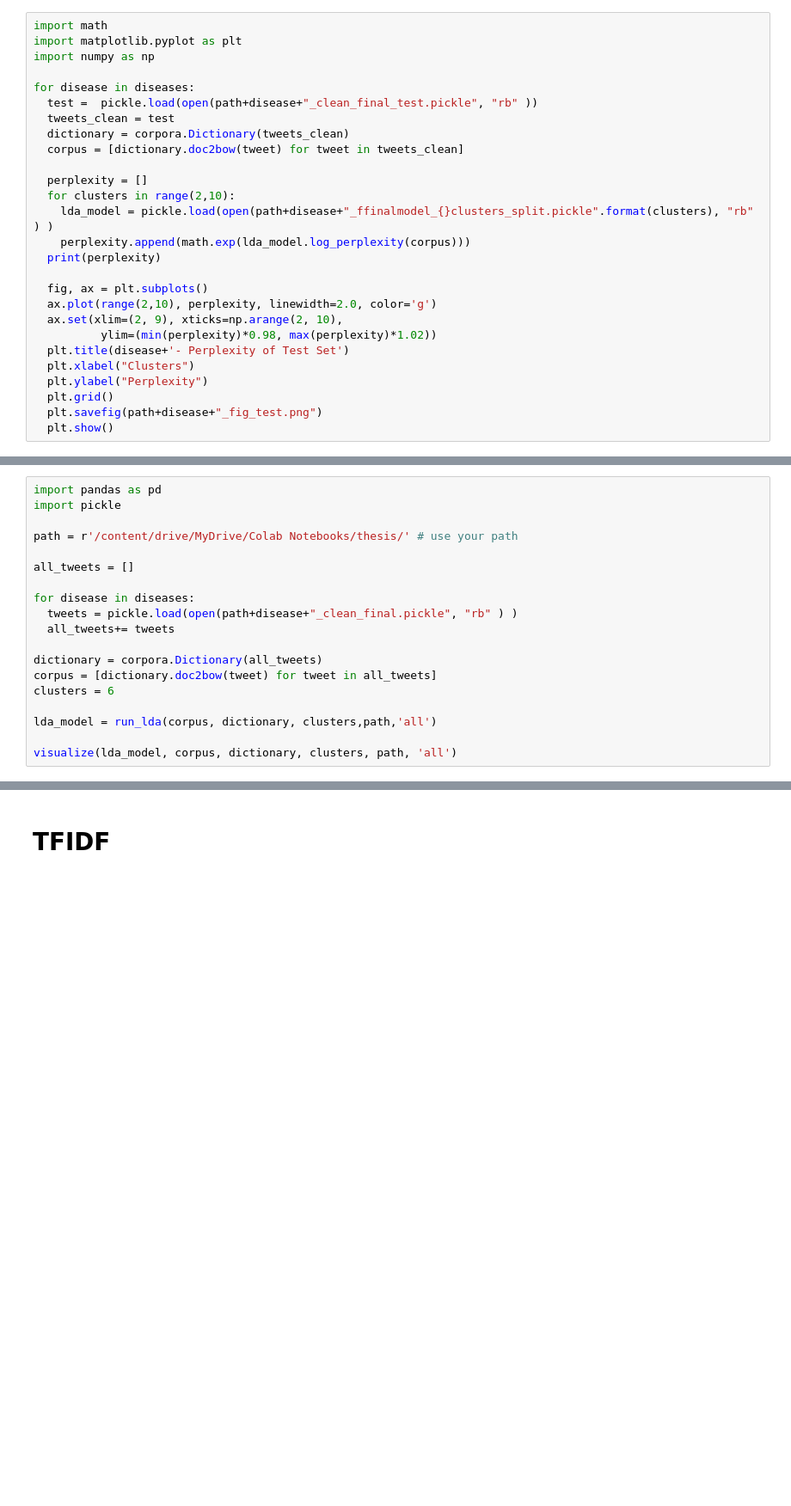
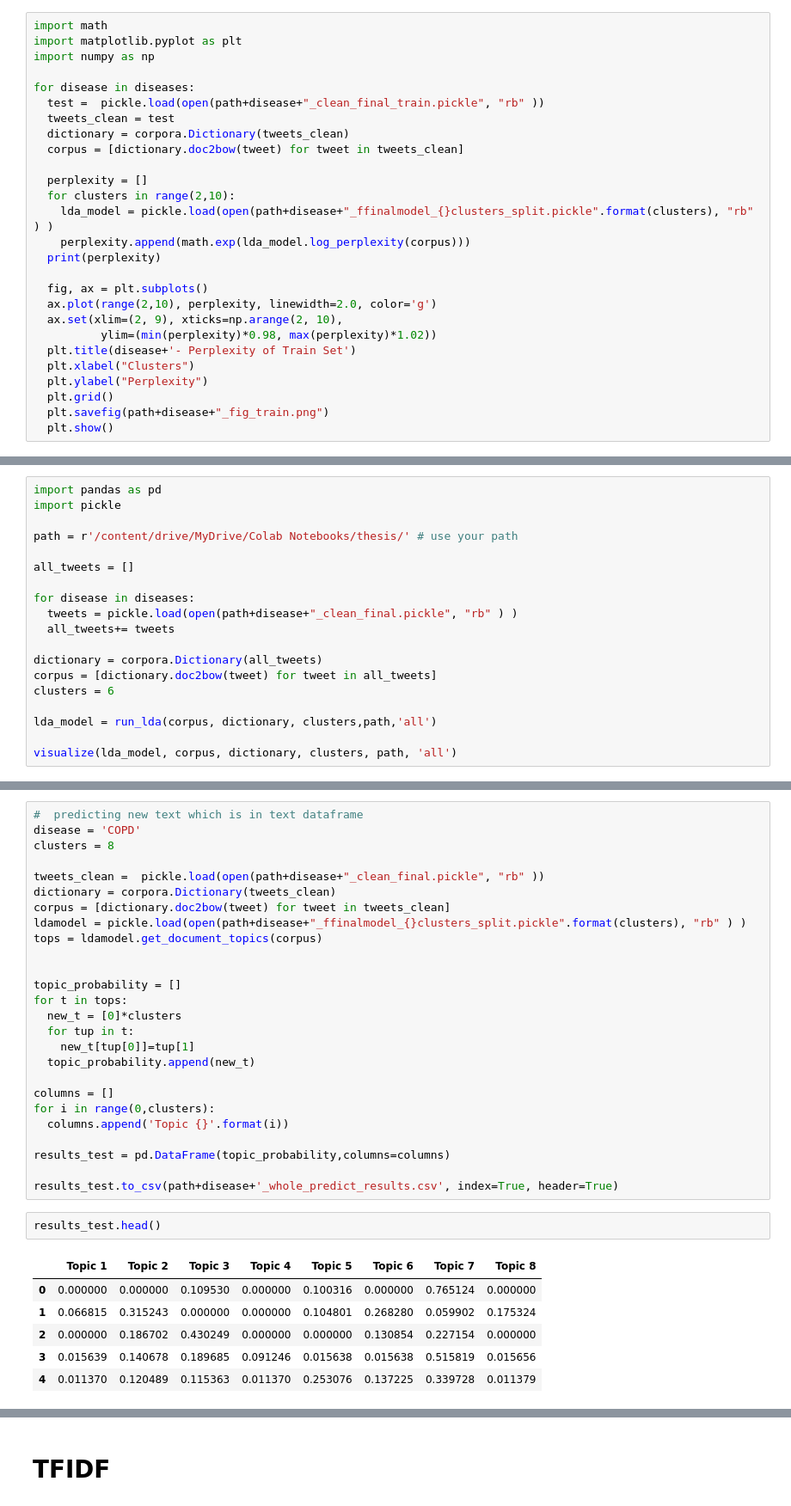
Before and after one commit to saharshayegan/Twitter_LDA_text_analysis, a Jupyter notebook: English_Twitter_LDA_TextAnalysis.ipynb, the cells around one changed output, grey strips where cells are left out. Shown: that part at 86% size. Saved outputs shown, nothing was run; the diff lists cells and outputs as text; blank space fills up the shorter version.

```diff
--- a/English_Twitter_LDA_TextAnalysis.ipynb
+++ b/English_Twitter_LDA_TextAnalysis.ipynb
@@ -300,7 +282,7 @@ import matplotlib.pyplot as plt
 import numpy as np
 
 for disease in diseases:
-  test =  pickle.load(open(path+disease+"_clean_final_test.pickle", "rb" ))
+  test =  pickle.load(open(path+disease+"_clean_final_train.pickle", "rb" ))
   tweets_clean = test
   dictionary = corpora.Dictionary(tweets_clean)
   corpus = [dictionary.doc2bow(tweet) for tweet in tweets_clean]
@@ -315,9 +297,9 @@ for disease in diseases:
   ax.plot(range(2,10), perplexity, linewidth=2.0, color='g')
   ax.set(xlim=(2, 9), xticks=np.arange(2, 10),
           ylim=(min(perplexity)*0.98, max(perplexity)*1.02))
-  plt.title(disease+'- Perplexity of Test Set')
+  plt.title(disease+'- Perplexity of Train Set')
   plt.xlabel("Clusters")
   plt.ylabel("Perplexity")
   plt.grid()
-  plt.savefig(path+disease+"_fig_test.png")
+  plt.savefig(path+disease+"_fig_train.png")
   plt.show()
@@ -374,0 +333,35 @@ visualize(lda_model, corpus, dictionary, clusters, path, 'all')
+# %%
+#  predicting new text which is in text dataframe
+disease = 'COPD'
+clusters = 8
+
+tweets_clean =  pickle.load(open(path+disease+"_clean_final.pickle", "rb" ))
+dictionary = corpora.Dictionary(tweets_clean)
+corpus = [dictionary.doc2bow(tweet) for tweet in tweets_clean]
+ldamodel = pickle.load(open(path+disease+"_ffinalmodel_{}clusters_split.pickle".format(clusters), "rb" ) )
+tops = ldamodel.get_document_topics(corpus)
+
+
+topic_probability = []
+for t in tops:
+  new_t = [0]*clusters
+  for tup in t:
+    new_t[tup[0]]=tup[1]
+  topic_probability.append(new_t)
+
+columns = []
+for i in range(0,clusters):
+  columns.append('Topic {}'.format(i))
+
+results_test = pd.DataFrame(topic_probability,columns=columns)
+
+results_test.to_csv(path+disease+'_whole_predict_results.csv', index=True, header=True)
+# %%
+results_test.head()
+# %% [output]
+|  | Topic 1 | Topic 2 | Topic 3 | Topic 4 | Topic 5 | Topic 6 | Topic 7 | Topic 8 |
+| 0 | 0.000000 | 0.000000 | 0.109530 | 0.000000 | 0.100316 | 0.000000 | 0.765124 | 0.000000 |
+| 1 | 0.066815 | 0.315243 | 0.000000 | 0.000000 | 0.104801 | 0.268280 | 0.059902 | 0.175324 |
+| 2 | 0.000000 | 0.186702 | 0.430249 | 0.000000 | 0.000000 | 0.130854 | 0.227154 | 0.000000 |
+| 3 | 0.015639 | 0.140678 | 0.189685 | 0.091246 | 0.015638 | 0.015638 | 0.515819 | 0.015656 |
+| 4 | 0.011370 | 0.120489 | 0.115363 | 0.011370 | 0.253076 | 0.137225 | 0.339728 | 0.011379 |
```
Also changed, not shown: parts of 13 cells of this notebook.
